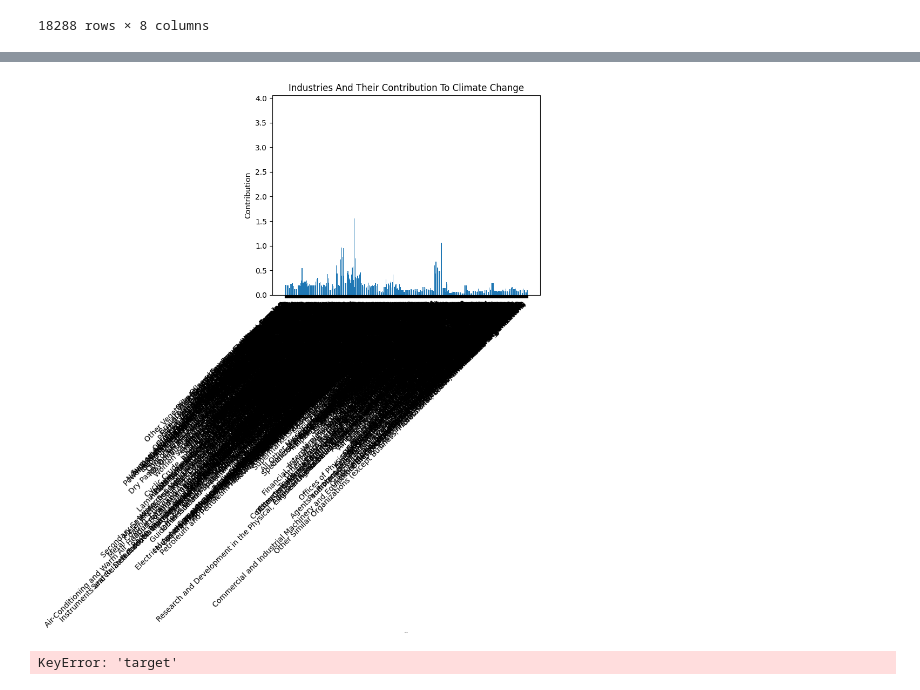
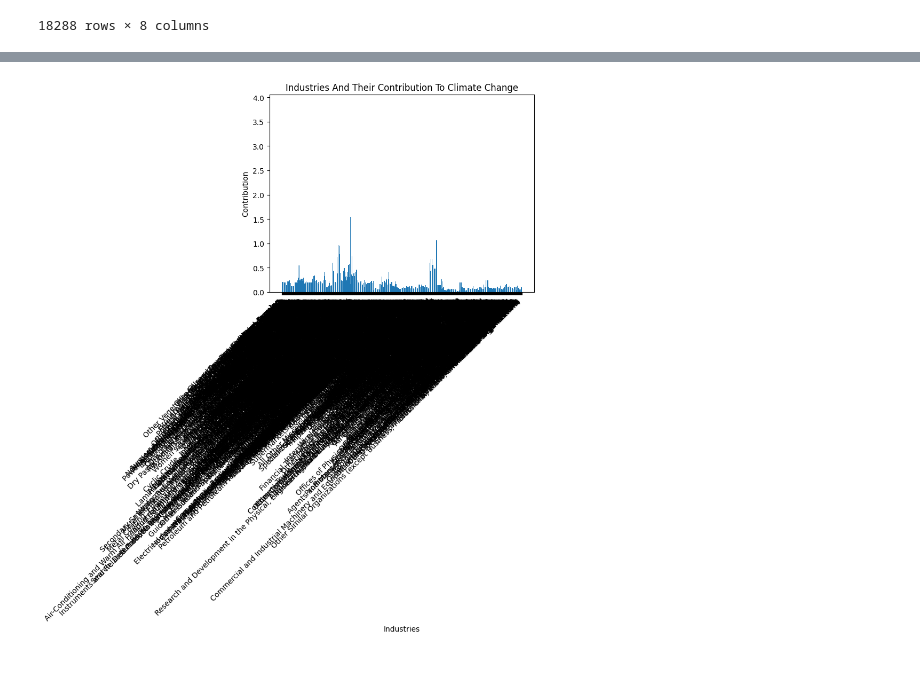
Before and after one commit to Kenneth-Hom/Kenneth_Carbon_Emissions, a Jupyter notebook: Carbon_Emission.ipynb, the cells around one changed output, grey strips where cells are left out. Drawn from its saved outputs; the diff is of its cells as text; code cells hidden in the pictures.

```diff
--- a/Carbon_Emission.ipynb
+++ b/Carbon_Emission.ipynb
@@ -126,22 +126,19 @@ value = df['Supply Chain Emission Factors with Margins']
 # %%
 plt.bar(category, value)
 plt.title("Industries And Their Contribution To Climate Change")
-plt.xlabel("Industries", fontsize = 1)
+plt.xlabel("Industries")
 plt.ylabel("Contribution")
 plt.xticks(rotation=45, ha="right")
 plt.show()
 # %% [output]
-[figure, old version]
+[figure, new version]
 # %%
- = df[df['target'] == 0]['2017 NAICS Title']
-other_similar_organizations = df[df['target'] == 1]['2017 NAICS Title']
 
-t_stat, p_val = ttest_ind(soybean_farming, other_similar_organizations)
+
+t_stat, p_val = ttest_ind
 
 print(t_stat)
 print(p_val)
-# %% [output]
-KeyError: 'target'
 # %%
 comp = mc.MultiComparison(df['num_var'], df['cat_var'])
 # %%
```
Also changed, not shown: parts of 1 cell of this notebook.
